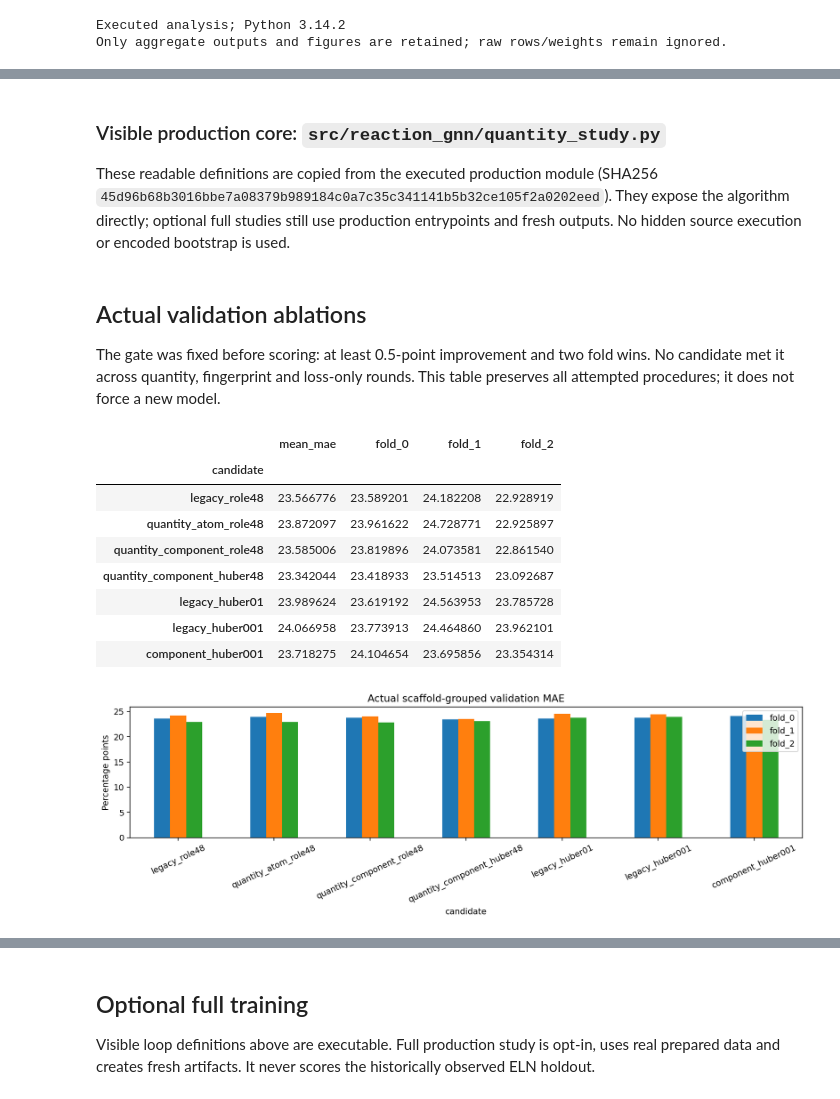
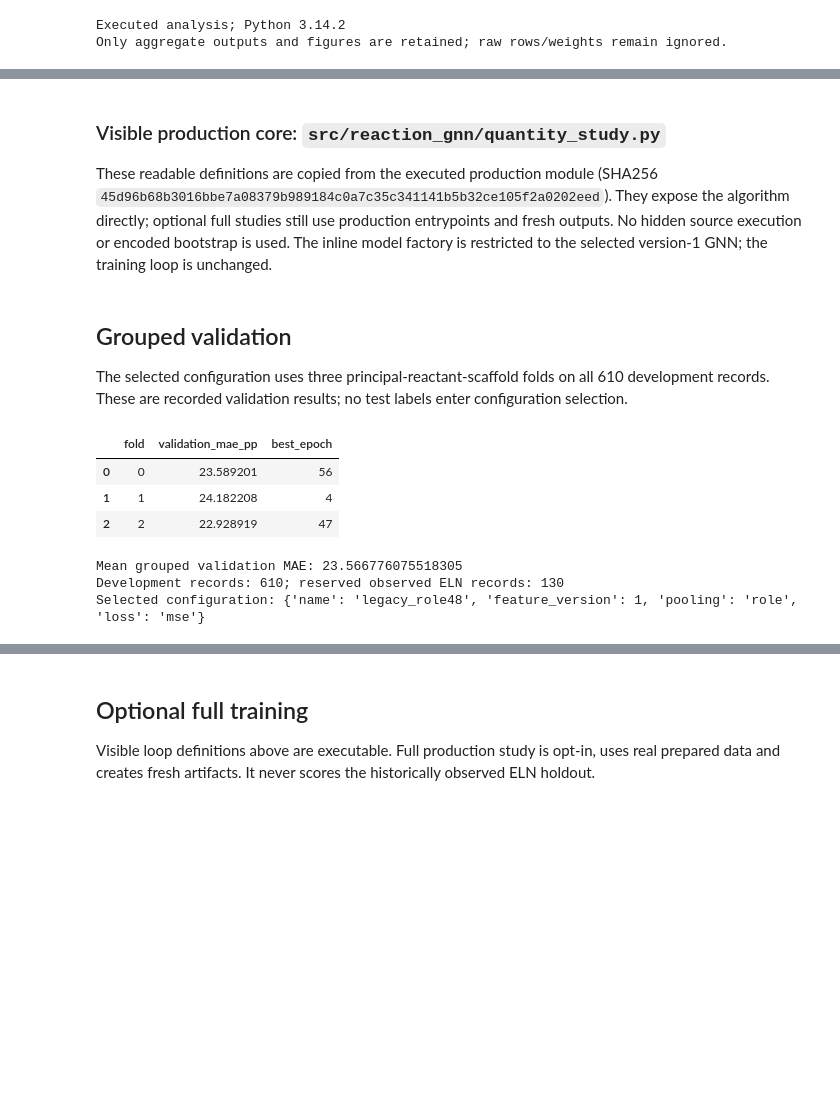
Before and after one commit to Ayano123587/reaction-yield-gnn, a Jupyter notebook: notebooks/02_main_graph_model_and_training.ipynb, the cells around one changed output, grey strips where cells are left out. Cells and saved outputs as stored; diff of their text form; code cells hidden in the pictures; blank space fills up the shorter version.

```diff
--- a/notebooks/02_main_graph_model_and_training.ipynb
+++ b/notebooks/02_main_graph_model_and_training.ipynb
@@ -194,7 +95,7 @@ from reaction_gnn.train import metrics
 # %% [markdown]
 ### Visible production core: `src/reaction_gnn/quantity_study.py`
 
-These readable definitions are copied from the executed production module (SHA256 `45d96b68b3016bbe7a08379b989184c0a7c35c341141b5b32ce105f2a0202eed`). They expose the algorithm directly; optional full studies still use production entrypoints and fresh outputs. No hidden source execution or encoded bootstrap is used.
+These readable definitions are copied from the executed production module (SHA256 `45d96b68b3016bbe7a08379b989184c0a7c35c341141b5b32ce105f2a0202eed`). They expose the algorithm directly; optional full studies still use production entrypoints and fresh outputs. No hidden source execution or encoded bootstrap is used. The inline model factory is restricted to the selected version-1 GNN; the training loop is unchanged.
 # %%
 def loader(graphs,version,batch_size=32,shuffle=False,seed=42):
     return DataLoader(graphs,batch_size=batch_size,shuffle=shuffle,generator=torch.Generator().manual_seed(seed),follow_batch=['component_roles'] if version==2 else [])
@@ -253,29 +155,22 @@ def select_gnn(trials):
         if t['mean_validation_mae']<=baseline['mean_validation_mae']-.5 and wins>=2:eligible.append(t)
     return min(eligible,key=lambda t:t['mean_validation_mae'])
 # %% [markdown]
-## Actual validation ablations
-The gate was fixed before scoring: at least 0.5-point improvement and two fold wins. No candidate met it across quantity, fingerprint and loss-only rounds. This table preserves all attempted procedures; it does not force a new model.
+## Grouped validation
+The selected configuration uses three principal-reactant-scaffold folds on all 610 development records. These are recorded validation results; no test labels enter configuration selection.
 # %%
-selection=read_json('docs/quantity-v2/selection.json')
-trials=selection['gnn_trials']+read_json('docs/loss-v4/loss-validation.json')['trials']
-rows=[{'candidate':row['config']['name'],'mean_mae':row['mean_validation_mae'],**{f'fold_{i}':v for i,v in enumerate(row['fold_validation_mae'])}} for row in trials]
-comparison=pd.DataFrame(rows).set_index('candidate')
-display(comparison)
-fig,ax=plt.subplots(figsize=(12,4))
-comparison[['fold_0','fold_1','fold_2']].plot.bar(ax=ax)
-ax.set(title='Actual scaffold-grouped validation MAE',ylabel='Percentage points')
-ax.tick_params(axis='x',rotation=25)
-show_figure(fig,'reaction_gnn_fold_comparison')
+selection=read_json('docs/selected-run.json')
+folds=pd.DataFrame({'fold':range(3),'validation_mae_pp':selection['fold_validation_mae'],'best_epoch':selection['best_epochs']})
+display(folds)
+print('Mean grouped validation MAE:',folds.validation_mae_pp.mean())
+print('Development records: 610; reserved observed ELN records: 130')
+print('Selected configuration:',selection['config'])
 # %% [output]
-|  | mean_mae | fold_0 | fold_1 | fold_2 |
-| candidate |  |  |  |  |
-| legacy_role48 | 23.566776 | 23.589201 | 24.182208 | 22.928919 |
-| quantity_atom_role48 | 23.872097 | 23.961622 | 24.728771 | 22.925897 |
-| quantity_component_role48 | 23.585006 | 23.819896 | 24.073581 | 22.861540 |
-| quantity_component_huber48 | 23.342044 | 23.418933 | 23.514513 | 23.092687 |
-| legacy_huber01 | 23.989624 | 23.619192 | 24.563953 | 23.785728 |
-| legacy_huber001 | 24.066958 | 23.773913 | 24.464860 | 23.962101 |
-| component_huber001 | 23.718275 | 24.104654 | 23.695856 | 23.354314 |
+|  | fold | validation_mae_pp | best_epoch |
+| 0 | 0 | 23.589201 | 56 |
+| 1 | 1 | 24.182208 | 4 |
+| 2 | 2 | 22.928919 | 47 |
-[figure, removed]
+Mean grouped validation MAE: 23.566776075518305
+Development records: 610; reserved observed ELN records: 130
+Selected configuration: {'name': 'legacy_role48', 'feature_version': 1, 'pooling': 'role', 'loss': 'mse'}
 # %%
 fig,axes=plt.subplots(1,2,figsize=(12,4))
```
Also changed, not shown: parts of 12 cells of this notebook, 41 other files.
